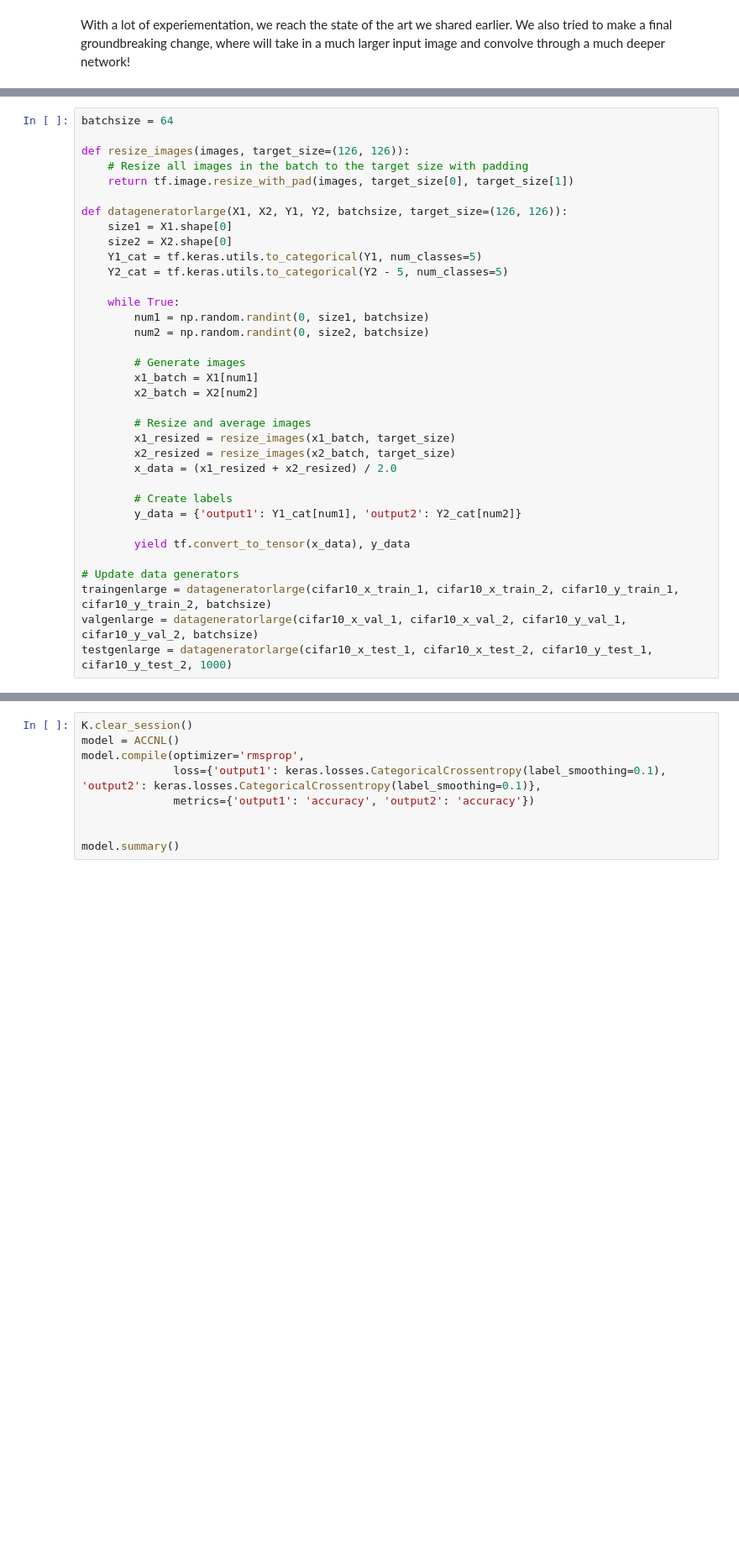
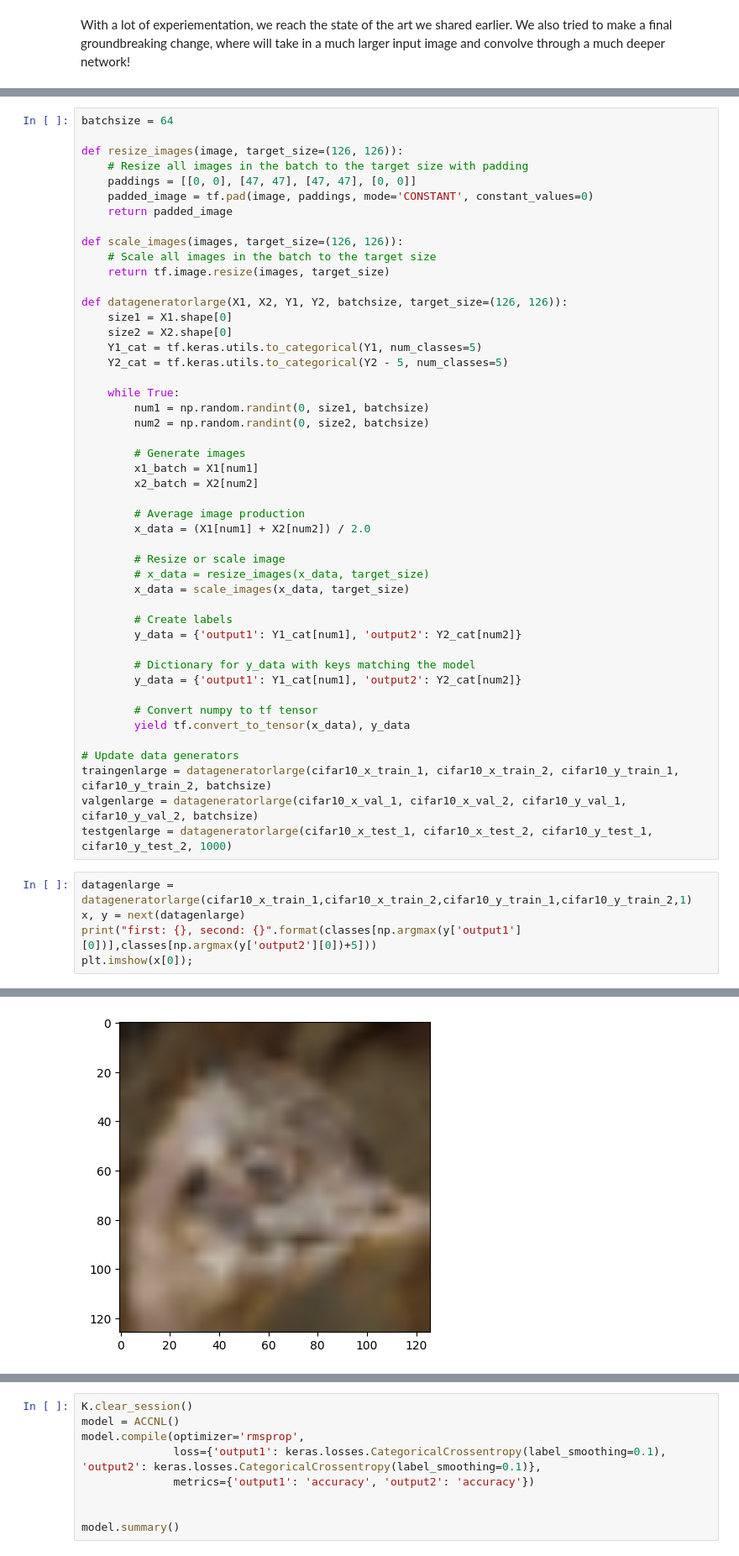
Before and after one commit to ncridlig/image-seperation, a Jupyter notebook: cifar_back.ipynb, the cells around one changed output, grey strips where cells are left out. Shown at 84% size. Cells and saved outputs as stored; diff of their text form; blank space fills up the shorter version.

```diff
--- a/cifar_back.ipynb
+++ b/cifar_back.ipynb
@@ -658,9 +654,15 @@ This model requires images with a much larger resolution of 126x126, so the 32x3
 # %%
 batchsize = 64
 
-def resize_images(images, target_size=(126, 126)):
+def resize_images(image, target_size=(126, 126)):
     # Resize all images in the batch to the target size with padding
-    return tf.image.resize_with_pad(images, target_size[0], target_size[1])
+    paddings = [[0, 0], [47, 47], [47, 47], [0, 0]]
+    padded_image = tf.pad(image, paddings, mode='CONSTANT', constant_values=0)
+    return padded_image
+
+def scale_images(images, target_size=(126, 126)):
+    # Scale all images in the batch to the target size
+    return tf.image.resize(images, target_size)
 
 def datageneratorlarge(X1, X2, Y1, Y2, batchsize, target_size=(126, 126)):
     size1 = X1.shape[0]
@@ -676,17 +678,29 @@ def datageneratorlarge(X1, X2, Y1, Y2, batchsize, target_size=(126, 126)):
         x1_batch = X1[num1]
         x2_batch = X2[num2]
 
-        # Resize and average images
-        x1_resized = resize_images(x1_batch, target_size)
-        x2_resized = resize_images(x2_batch, target_size)
-        x_data = (x1_resized + x2_resized) / 2.0
+        # Average image production
+        x_data = (X1[num1] + X2[num2]) / 2.0
+
+        # Resize or scale image
+        # x_data = resize_images(x_data, target_size)
+        x_data = scale_images(x_data, target_size)
 
         # Create labels
         y_data = {'output1': Y1_cat[num1], 'output2': Y2_cat[num2]}
 
+        # Dictionary for y_data with keys matching the model
+        y_data = {'output1': Y1_cat[num1], 'output2': Y2_cat[num2]}
+
+        # Convert numpy to tf tensor
         yield tf.convert_to_tensor(x_data), y_data
 
 # Update data generators
 traingenlarge = datageneratorlarge(cifar10_x_train_1, cifar10_x_train_2, cifar10_y_train_1, cifar10_y_train_2, batchsize)
 valgenlarge = datageneratorlarge(cifar10_x_val_1, cifar10_x_val_2, cifar10_y_val_1, cifar10_y_val_2, batchsize)
 testgenlarge = datageneratorlarge(cifar10_x_test_1, cifar10_x_test_2, cifar10_y_test_1, cifar10_y_test_2, 1000)
+# %%
+datagenlarge = datageneratorlarge(cifar10_x_train_1,cifar10_x_train_2,cifar10_y_train_1,cifar10_y_train_2,1)
+x, y = next(datagenlarge)
+print("first: {}, second: {}".format(classes[np.argmax(y['output1'][0])],classes[np.argmax(y['output2'][0])+5]))
+plt.imshow(x[0]);
+# %% [output]
@@ -692,0 +708 @@ testgenlarge = datageneratorlarge(cifar10_x_test_1, cifar10_x_test_2, cifar10_y_
+[figure, added]
```
Also changed, not shown: parts of 28 cells of this notebook, 1 other file.
